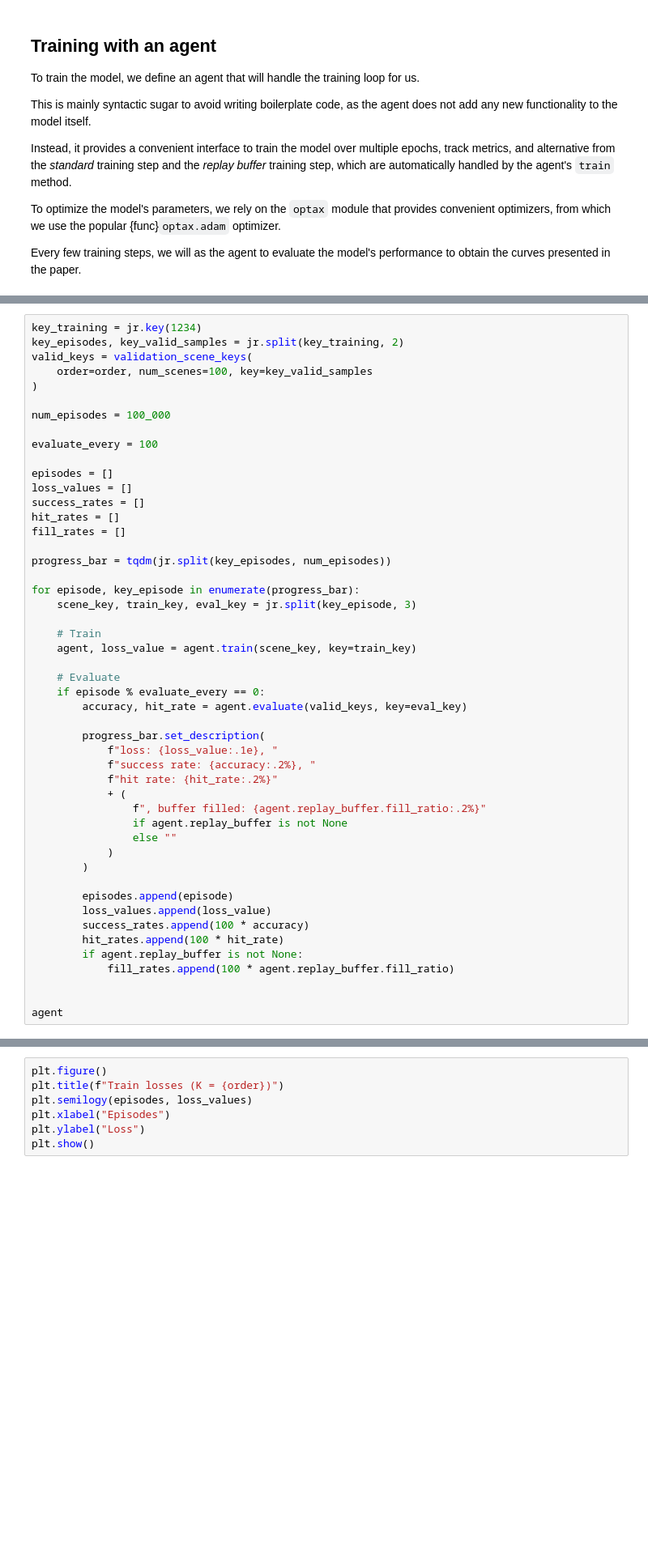
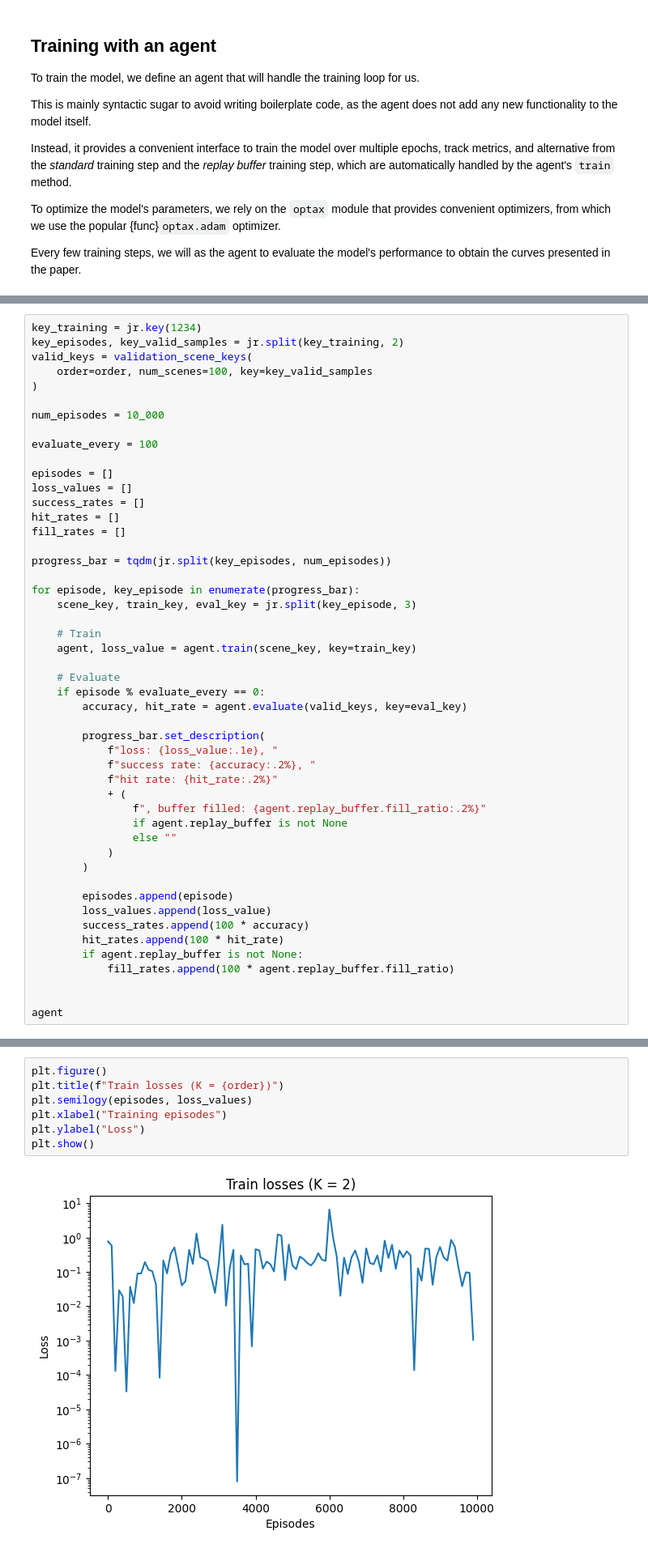
Before and after one commit to jeertmans/sampling-paths, a Jupyter notebook: notebooks/tutorial.ipynb, the cells around one changed output, grey strips where cells are left out. Shown at 81% size. Cells and saved outputs as stored; diff of their text form; blank space fills up the shorter version.

```diff
--- a/notebooks/tutorial.ipynb
+++ b/notebooks/tutorial.ipynb
@@ -380,7 +438,7 @@ valid_keys = validation_scene_keys(
     order=order, num_scenes=100, key=key_valid_samples
 )
 
-num_episodes = 100_000
+num_episodes = 10_000
 
 evaluate_every = 100
 
@@ -427,10 +516,12 @@ agent.replay_buffer
 # %%
 plt.figure()
 plt.title(f"Train losses (K = {order})")
 plt.semilogy(episodes, loss_values)
-plt.xlabel("Episodes")
+plt.xlabel("Training episodes")
 plt.ylabel("Loss")
 plt.show()
+# %% [output]
+[figure, added]
 # %%
 _, ax1 = plt.subplots()
 ax1.set_title(f"Train accuracy and hit rate (K = {order})")
```
Also changed, not shown: parts of 15 cells of this notebook.
